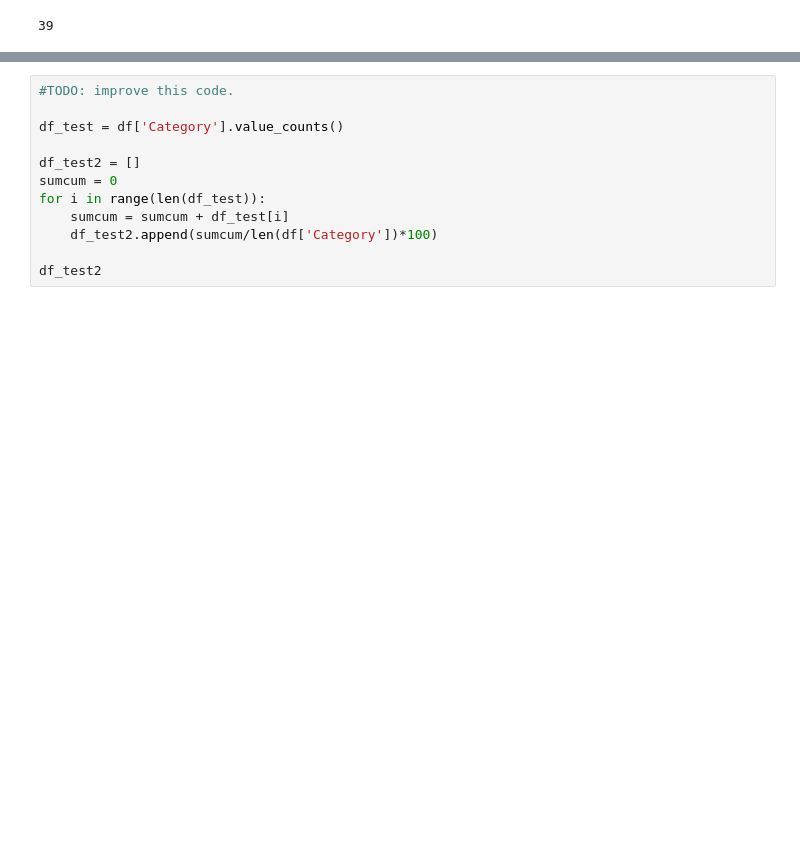
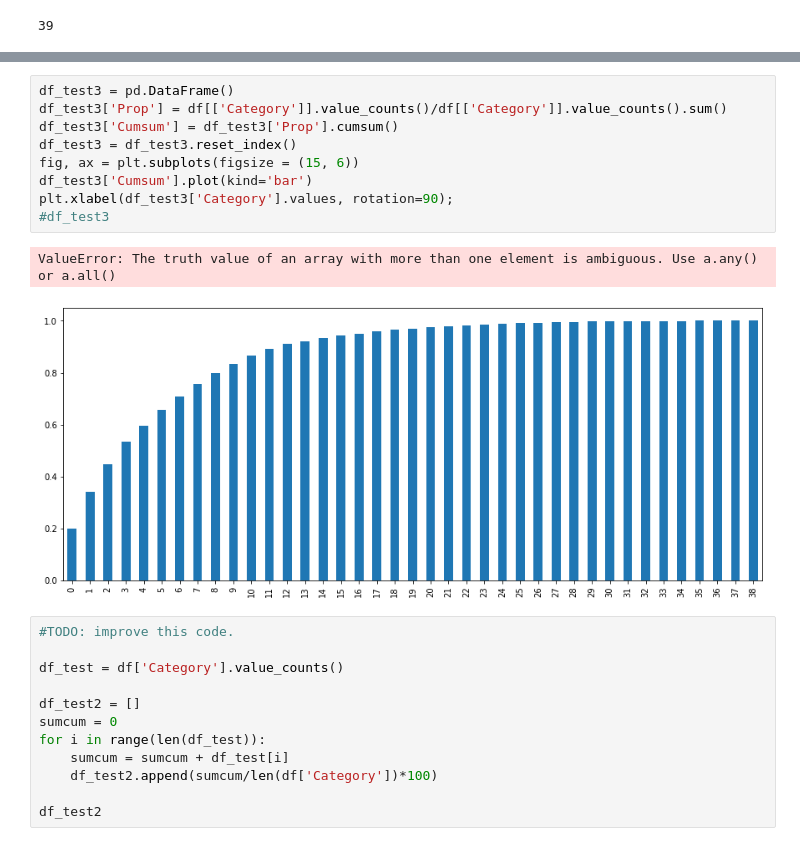
Before and after one commit to marcodeamicis/sf_crime, a Jupyter notebook: notebooks/1_data_exploration_amicis.ipynb, the cells around one changed output, grey strips where cells are left out. Saved outputs shown, nothing was run; the diff lists cells and outputs as text; blank space fills up the shorter version.

Commit message:
🚧 WIP: data_exploration_updated_amicis.

```diff
--- a/notebooks/1_data_exploration_amicis.ipynb
+++ b/notebooks/1_data_exploration_amicis.ipynb
@@ -119,3 +152,15 @@ len(df['Category'].unique())
+# %%
+df_test3 = pd.DataFrame()
+df_test3['Prop'] = df[['Category']].value_counts()/df[['Category']].value_counts().sum()
+df_test3['Cumsum'] = df_test3['Prop'].cumsum()
+df_test3 = df_test3.reset_index()
+fig, ax = plt.subplots(figsize = (15, 6))
+df_test3['Cumsum'].plot(kind='bar')
+plt.xlabel(df_test3['Category'].values, rotation=90);
+#df_test3
+# %% [output]
+ValueError: The truth value of an array with more than one element is ambiguous. Use a.any() or a.all()
+[figure, added]
 # %%
 #TODO: improve this code.
 
```
Also changed, not shown: parts of 11 cells of this notebook.
